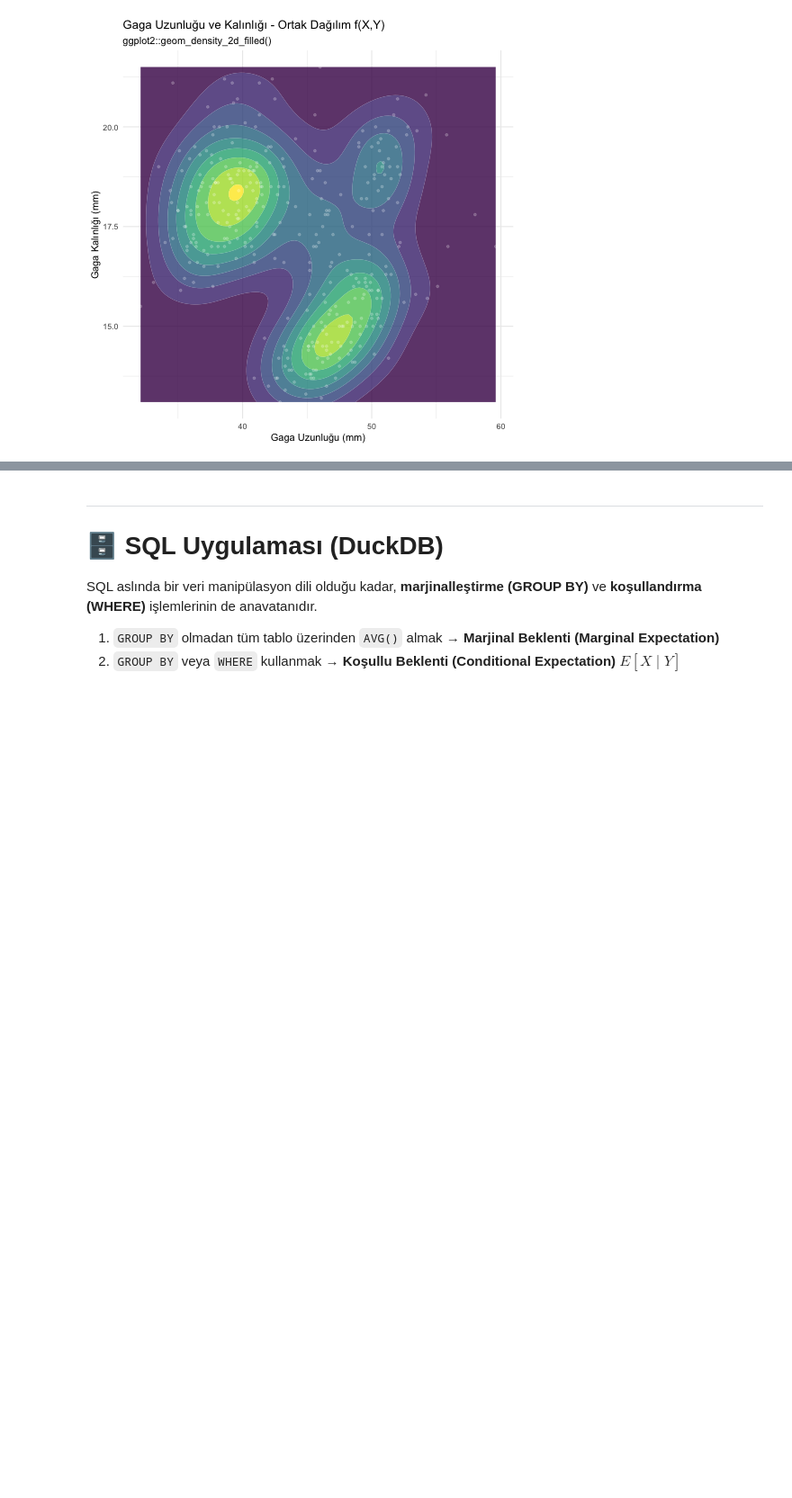
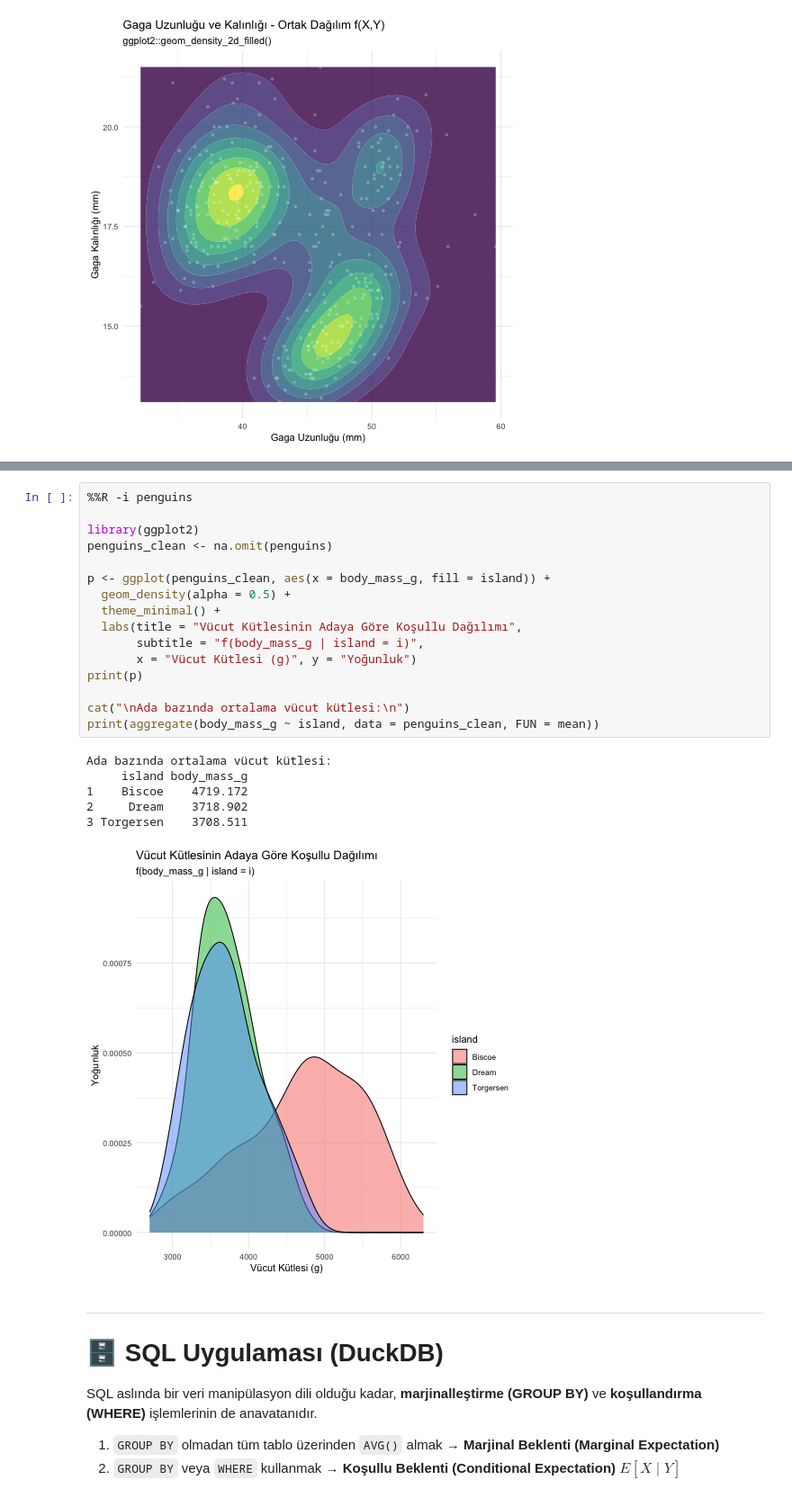
Before and after one commit to MelihKotman/DS-Mastery-Journey, a Jupyter notebook: probability-lab/04_joint_distributions/joint_marginal_conditional.ipynb, the cells around one changed output, grey strips where cells are left out. Shown at 90% size. Drawn from its saved outputs; the diff is of its cells as text; blank space fills up the shorter version.

```diff
--- a/probability-lab/04_joint_distributions/joint_marginal_conditional.ipynb
+++ b/probability-lab/04_joint_distributions/joint_marginal_conditional.ipynb
@@ -360,3 +367,26 @@ print(p)
+# %%
+%%R -i penguins
+
+library(ggplot2)
+penguins_clean <- na.omit(penguins)
+
+p <- ggplot(penguins_clean, aes(x = body_mass_g, fill = island)) +
+  geom_density(alpha = 0.5) +
+  theme_minimal() +
+  labs(title = "Vücut Kütlesinin Adaya Göre Koşullu Dağılımı",
+       subtitle = "f(body_mass_g | island = i)",
+       x = "Vücut Kütlesi (g)", y = "Yoğunluk")
+print(p)
+
+cat("\nAda bazında ortalama vücut kütlesi:\n")
+print(aggregate(body_mass_g ~ island, data = penguins_clean, FUN = mean))
+# %% [output]
+Ada bazında ortalama vücut kütlesi:
+     island body_mass_g
+1    Biscoe    4719.172
+2     Dream    3718.902
+3 Torgersen    3708.511
+[figure, added]
 # %% [markdown]
 ---
 # 🗄️ SQL Uygulaması (DuckDB)
```
Also changed, not shown: parts of 7 cells of this notebook, 1 other file.
